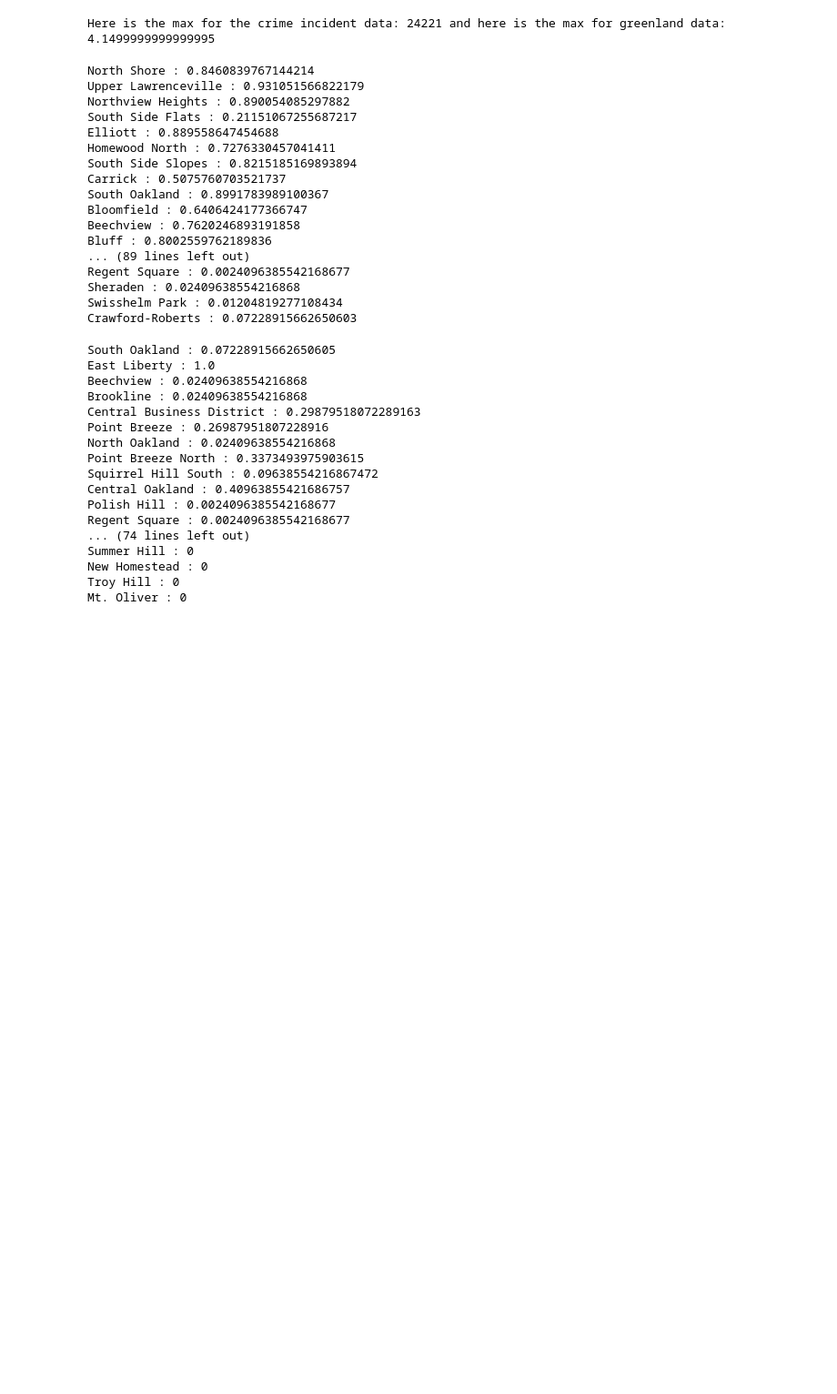
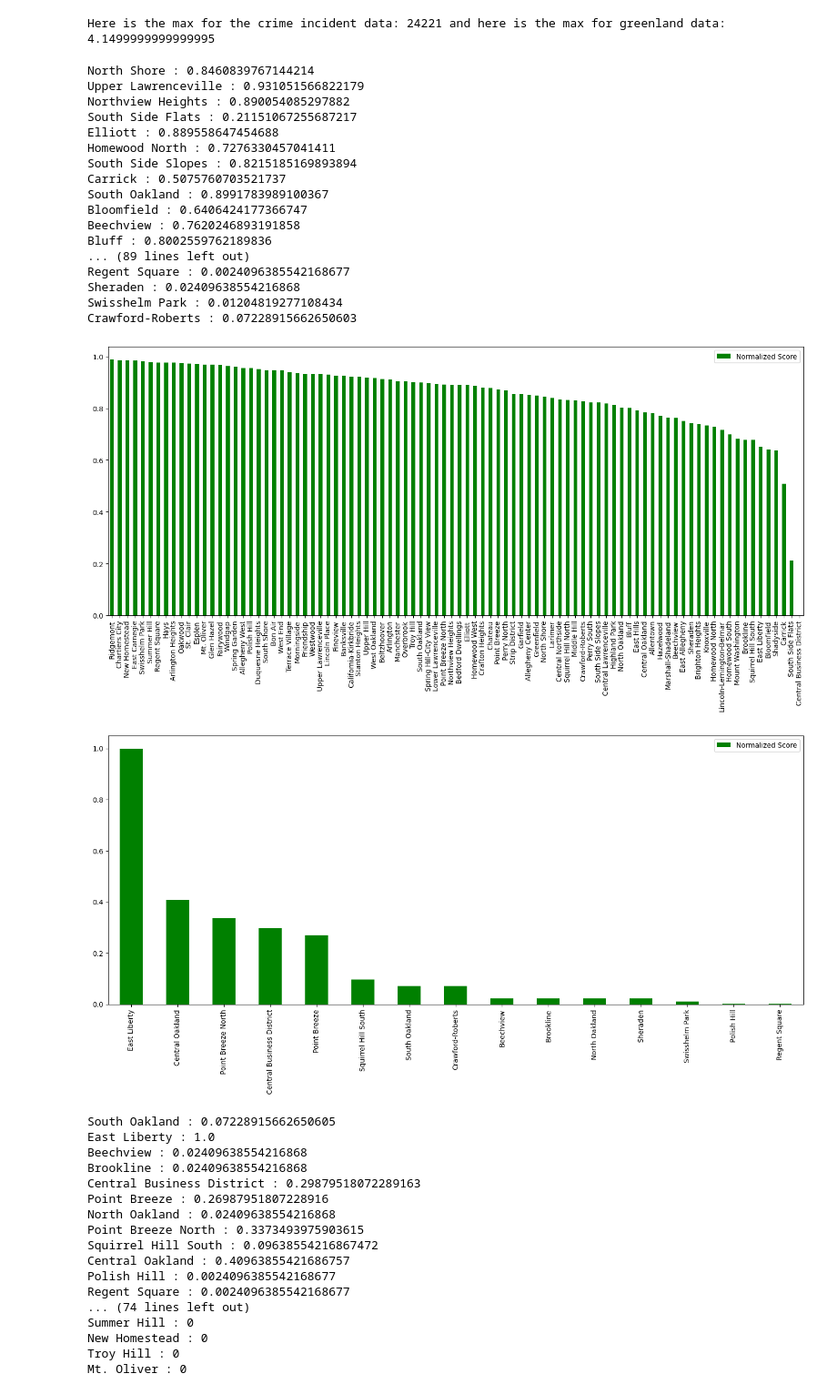
Before and after one commit to XianyuZhao04/CMPINF-0010-FinalProject, a Jupyter notebook: xianyuPersonalNotebook.ipynb, the cells around one changed output. Shown at 91% size. Saved outputs shown, nothing was run; the diff lists cells and outputs as text; code cells hidden in the pictures; blank space fills up the shorter version.

```diff
--- a/xianyuPersonalNotebook.ipynb
+++ b/xianyuPersonalNotebook.ipynb
@@ -187,33 +198,51 @@ Here is the max for the crime incident data: 24221 and here is the max for green
 # %%
 for keys in myNeighborhoodDictPoliceData:
     myNeighborhoodDictPoliceData[keys] = (1 - (myNeighborhoodDictPoliceData[keys]/crimeMax))
 
+ndf = pd.DataFrame.from_dict(myNeighborhoodDictPoliceData, orient='index')
+ndf.columns = ["Normalized Score"]
+ndf.sort_values(by=['Normalized Score'], ascending = False, inplace = True)
+plt.rcParams["figure.figsize"] = (18, 7)
+ndf.plot(   kind='bar',
+            y='Normalized Score',
+            color='green',)
+
 for keys in myNeighborhoodDictGreenlandData:
     myNeighborhoodDictGreenlandData[keys] = myNeighborhoodDictGreenlandData[keys]/greenlandMax
+
+ngdf = pd.DataFrame.from_dict(myNeighborhoodDictGreenlandData, orient='index')
+ngdf.columns = ["Normalized Score"]
+ngdf.sort_values(by=['Normalized Score'], ascending = False, inplace = True)
+plt.rcParams["figure.figsize"] = (18, 7)
+ngdf.plot(   kind='bar',
+            y='Normalized Score',
+            color='green',)
 
 for key, value in myNeighborhoodDictPoliceData.items():
     print(key, ":", value)
 
 for key, value in myNeighborhoodDictGreenlandData.items():
     print(key, ":", value)
 # %% [output]
 North Shore : 0.8460839767144214
 Upper Lawrenceville : 0.931051566822179
 Northview Heights : 0.890054085297882
 South Side Flats : 0.21151067255687217
 Elliott : 0.889558647454688
 Homewood North : 0.7276330457041411
 South Side Slopes : 0.8215185169893894
 Carrick : 0.5075760703521737
 South Oakland : 0.8991783989100367
 Bloomfield : 0.6406424177366747
 Beechview : 0.7620246893191858
 Bluff : 0.8002559762189836
 ... (89 lines left out)
 Regent Square : 0.0024096385542168677
 Sheraden : 0.02409638554216868
 Swisshelm Park : 0.01204819277108434
 Crawford-Roberts : 0.07228915662650603
+[figure, added]
+[figure, added]
 # %%
 for neighborhoods in myNeighborhoodDictPoliceData:
     if neighborhoods in myNeighborhoodDictGreenlandData:
```
Also changed, not shown: parts of 3 cells of this notebook.
